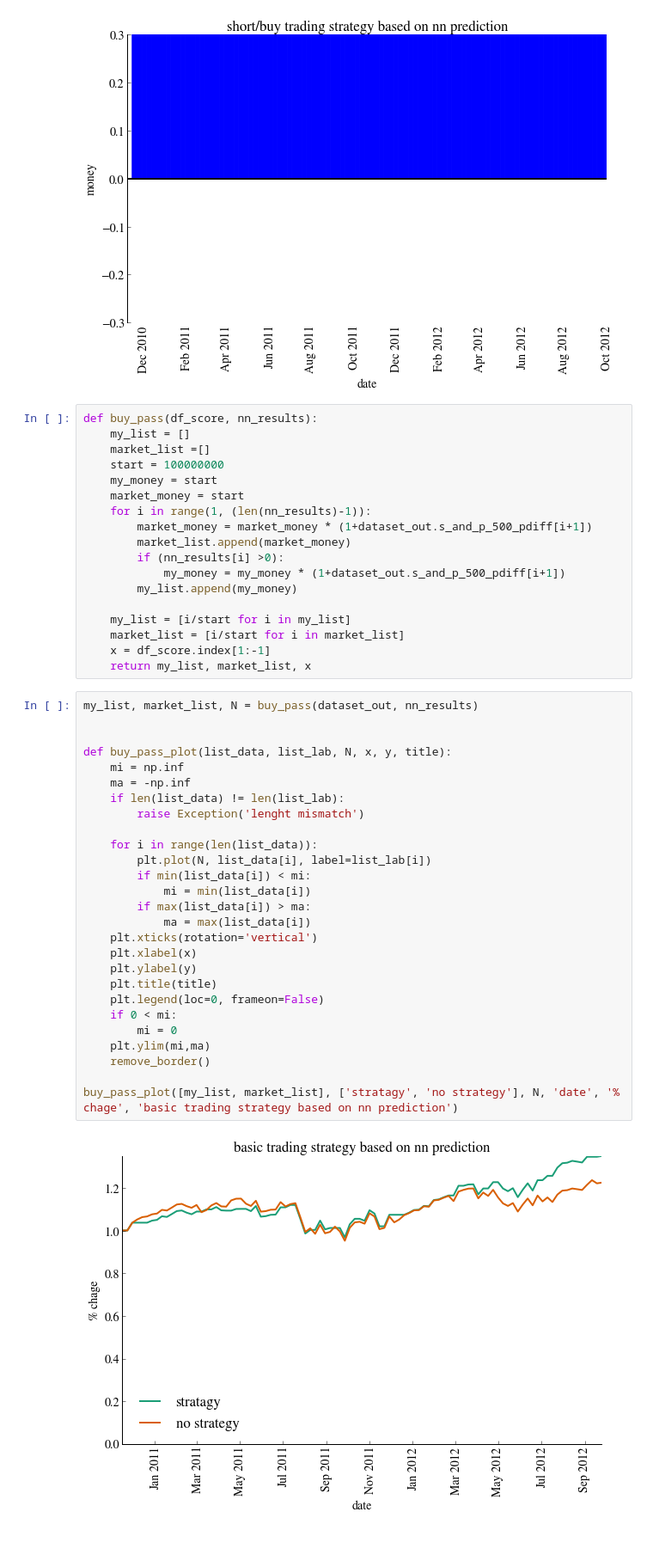
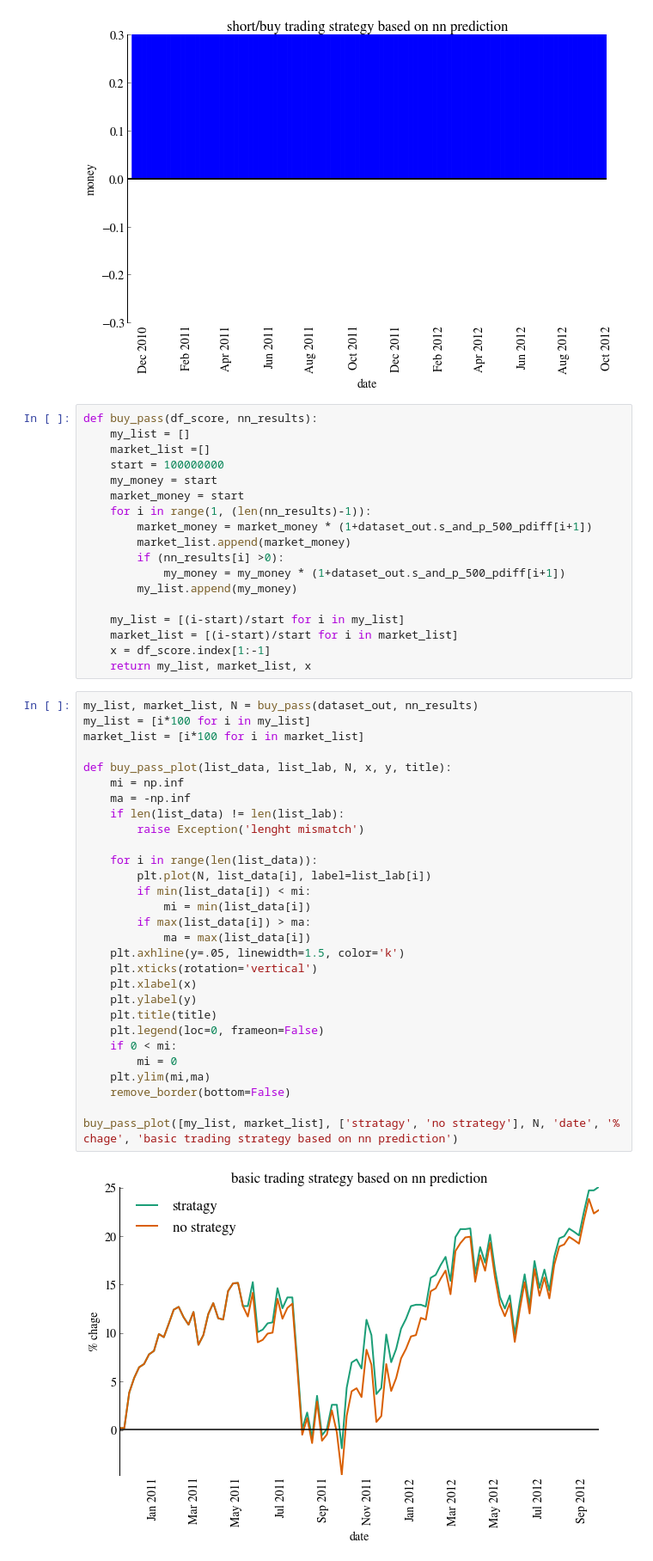
Before and after one commit to jrosen3/cs109annstock, a Jupyter notebook: Master.ipynb, the cells around one changed output. Shown at 86% size. Cells and saved outputs as stored; diff of their text form.

Commit message:
scoreing % graphs

```diff
--- a/Master.ipynb
+++ b/Master.ipynb
@@ -1149,39 +1149,41 @@ def buy_pass(df_score, nn_results):
             my_money = my_money * (1+dataset_out.s_and_p_500_pdiff[i+1])
         my_list.append(my_money)
 
-    my_list = [i/start for i in my_list]
-    market_list = [i/start for i in market_list]
+    my_list = [(i-start)/start for i in my_list]
+    market_list = [(i-start)/start for i in market_list]
     x = df_score.index[1:-1]
     return my_list, market_list, x
 # %%
 my_list, market_list, N = buy_pass(dataset_out, nn_results)
-
+my_list = [i*100 for i in my_list]
+market_list = [i*100 for i in market_list]
 
 def buy_pass_plot(list_data, list_lab, N, x, y, title):
     mi = np.inf
     ma = -np.inf
     if len(list_data) != len(list_lab):
         raise Exception('lenght mismatch')
 
     for i in range(len(list_data)):
         plt.plot(N, list_data[i], label=list_lab[i])
         if min(list_data[i]) < mi:
             mi = min(list_data[i])
         if max(list_data[i]) > ma:
             ma = max(list_data[i])
+    plt.axhline(y=.05, linewidth=1.5, color='k')
     plt.xticks(rotation='vertical')
     plt.xlabel(x)
     plt.ylabel(y)
     plt.title(title)
     plt.legend(loc=0, frameon=False)
     if 0 < mi:
         mi = 0
     plt.ylim(mi,ma)
-    remove_border()
+    remove_border(bottom=False)
 
 buy_pass_plot([my_list, market_list], ['stratagy', 'no strategy'], N, 'date', '% chage', 'basic trading strategy based on nn prediction')
 # %% [output]
-[figure, old version]
+[figure, new version]
 # %%
 my_list_pdiff = []
 for i in range(len(my_list)):
```
Also changed, not shown: parts of 1 cell of this notebook.
